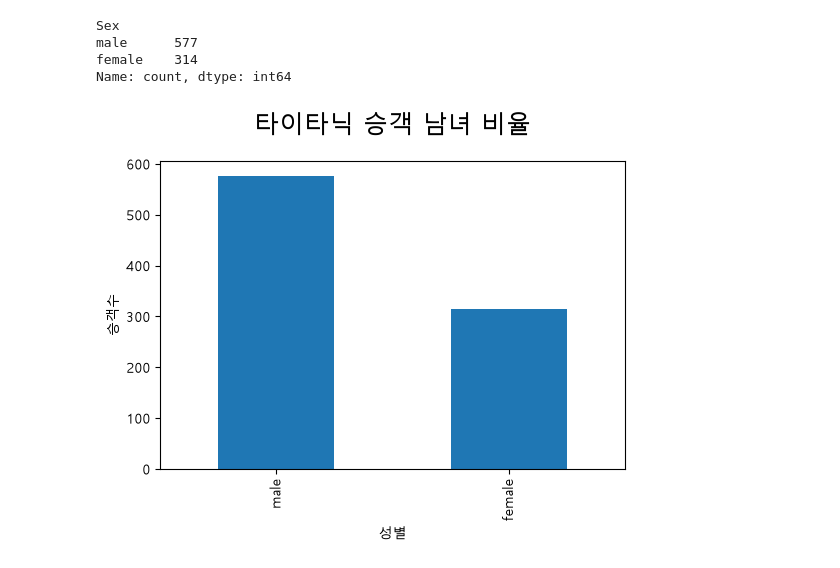
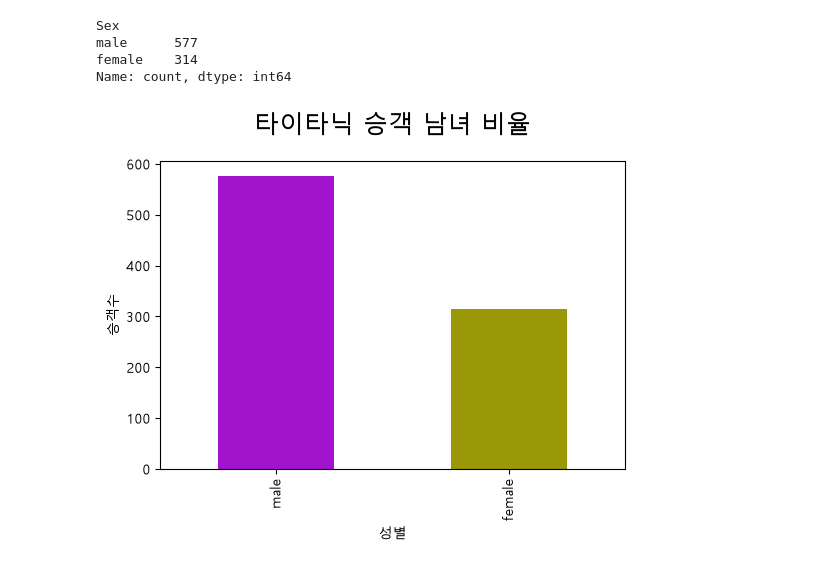
Before and after one commit to jjang051jhta/python-lecture-night, a Jupyter notebook: day11/chart.ipynb, the cells around one changed output. Cells and saved outputs as stored; diff of their text form; code cells hidden in the pictures.

```diff
--- a/day11/chart.ipynb
+++ b/day11/chart.ipynb
@@ -1,23 +1,26 @@
 # %%
 # pip install matplotlib  설치
 
 import pandas as pd
 import matplotlib.pyplot as plt
 df = pd.read_excel("titanic_cleaned.xlsx")
 # display(df.head())
 result = df["Sex"].value_counts()
 display(result)
 plt.rcParams["font.family"]="Malgun Gothic"
-result.plot(kind="bar",figsize=(6,4))
+result.plot(kind="bar",figsize=(6,4),color=["#a213ce","#9b9807"])
 plt.title("타이타닉 승객 남녀 비율",fontsize=18,pad=20)
 plt.xlabel("성별")
 plt.ylabel("승객수")
 # plt.tight_layout()
 # plt.subplots_adjust(top=0.5)
+# 파일로 차트 저장
+
+plt.savefig("타이타닉 남녀생존율.png")
 plt.show()
 # %% [output]
 Sex
 male      577
 female    314
 Name: count, dtype: int64
-[figure, old version]
+[figure, new version]
```
Also changed, not shown: parts of 4 cells of this notebook, 1 other file.
